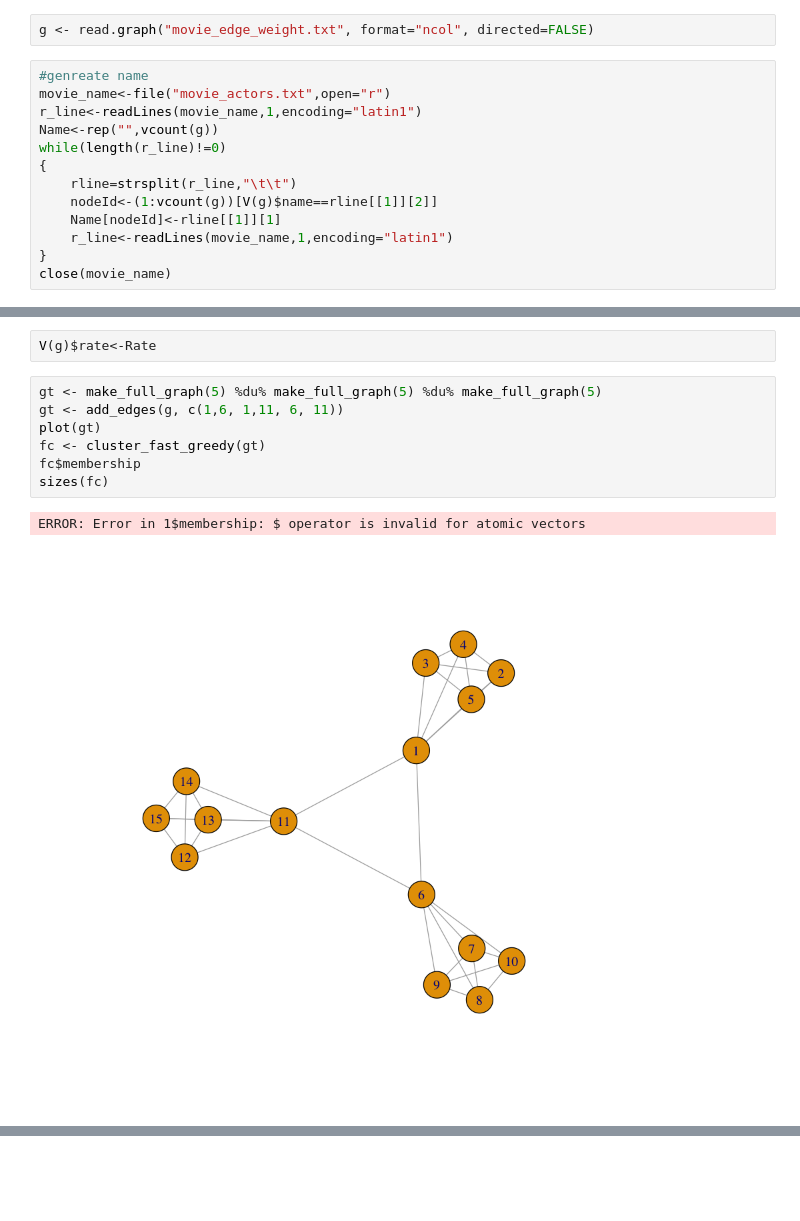
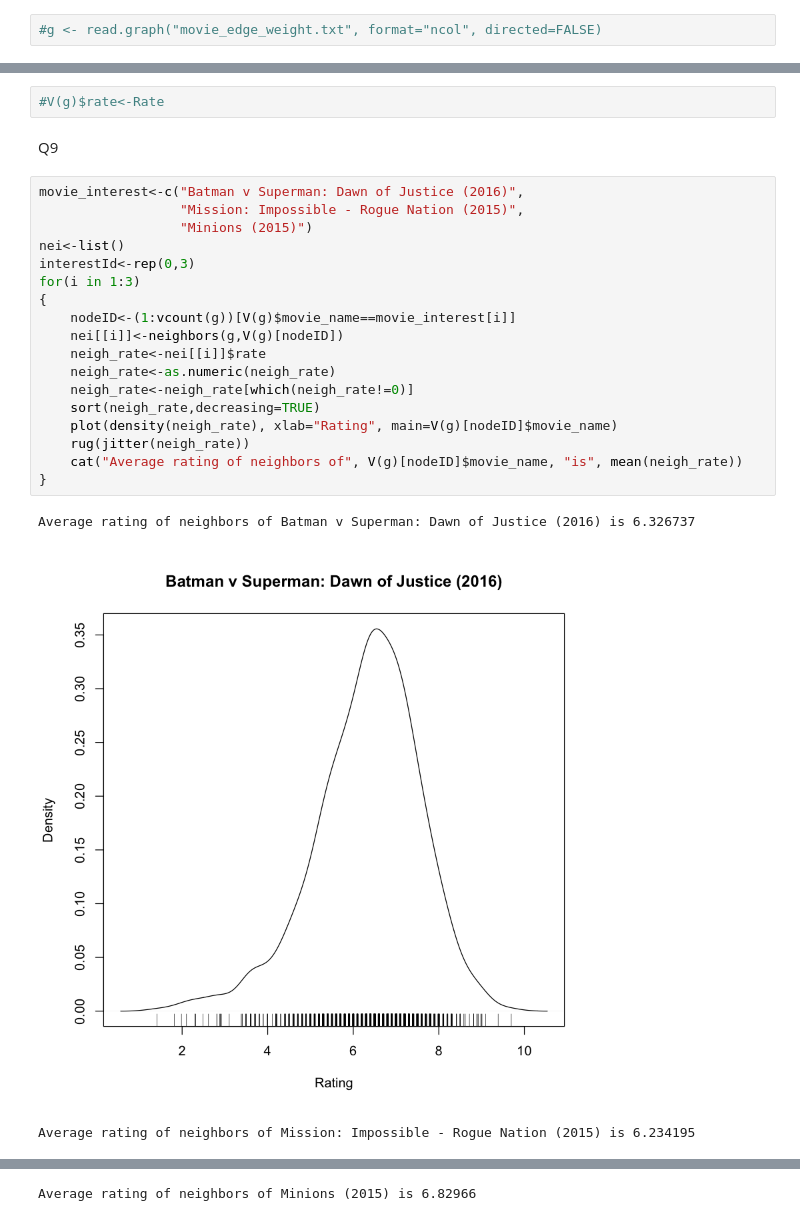
Before and after one commit to YufeiHu/EE232E-Large-Scale-Social-Network, a Jupyter notebook: project4/part3/Q9.ipynb, the cells around one changed output, grey strips where cells are left out. Cells and saved outputs as stored; diff of their text form; blank space fills up the shorter version.

```diff
--- a/project4/part3/Q9.ipynb
+++ b/project4/part3/Q9.ipynb
@@ -6,15 +1,2 @@ library("stringdist")
 # %%
-g <- read.graph("movie_edge_weight.txt", format="ncol", directed=FALSE)
+#g <- read.graph("movie_edge_weight.txt", format="ncol", directed=FALSE)
-# %%
-#genreate name
-movie_name<-file("movie_actors.txt",open="r")
-r_line<-readLines(movie_name,1,encoding="latin1")
-Name<-rep("",vcount(g))
-while(length(r_line)!=0)
-{
-    rline=strsplit(r_line,"\t\t")
-    nodeId<-(1:vcount(g))[V(g)$name==rline[[1]][2]]
-    Name[nodeId]<-rline[[1]][1]
-    r_line<-readLines(movie_name,1,encoding="latin1")
-}
-close(movie_name)
@@ -39,12 +24,26 @@ close(File_rate)
 # %%
-V(g)$rate<-Rate
+#V(g)$rate<-Rate
-# %%
-gt <- make_full_graph(5) %du% make_full_graph(5) %du% make_full_graph(5)
-gt <- add_edges(g, c(1,6, 1,11, 6, 11))
-plot(gt)
-fc <- cluster_fast_greedy(gt)
-fc$membership
-sizes(fc)
-# %% [output]
-ERROR: Error in 1$membership: $ operator is invalid for atomic vectors
-[figure, removed]
+# %% [markdown]
+Q9
+# %%
+movie_interest<-c("Batman v Superman: Dawn of Justice (2016)",
+                  "Mission: Impossible - Rogue Nation (2015)",
+                  "Minions (2015)")
+nei<-list()
+interestId<-rep(0,3)
+for(i in 1:3)
+{
+    nodeID<-(1:vcount(g))[V(g)$movie_name==movie_interest[i]]
+    nei[[i]]<-neighbors(g,V(g)[nodeID])
+    neigh_rate<-nei[[i]]$rate
+    neigh_rate<-as.numeric(neigh_rate)
+    neigh_rate<-neigh_rate[which(neigh_rate!=0)]
+    sort(neigh_rate,decreasing=TRUE)
+    plot(density(neigh_rate), xlab="Rating", main=V(g)[nodeID]$movie_name)
+    rug(jitter(neigh_rate))
+    cat("Average rating of neighbors of", V(g)[nodeID]$movie_name, "is", mean(neigh_rate))
+}
+# %% [output]
+Average rating of neighbors of Batman v Superman: Dawn of Justice (2016) is 6.326737
+[figure, added]
+Average rating of neighbors of Mission: Impossible - Rogue Nation (2015) is 6.234195
@@ -50,0 +51 @@ ERROR: Error in 1$membership: $ operator is invalid for atomic vectors
+Average rating of neighbors of Minions (2015) is 6.82966
```
Also changed, not shown: parts of 14 cells of this notebook, 3 other files.
